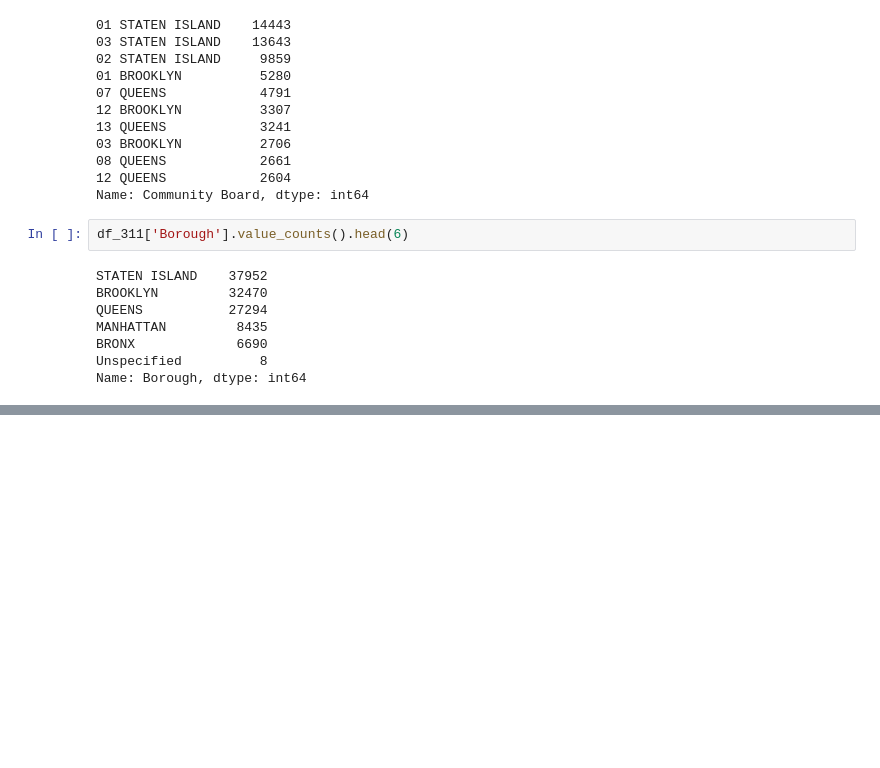
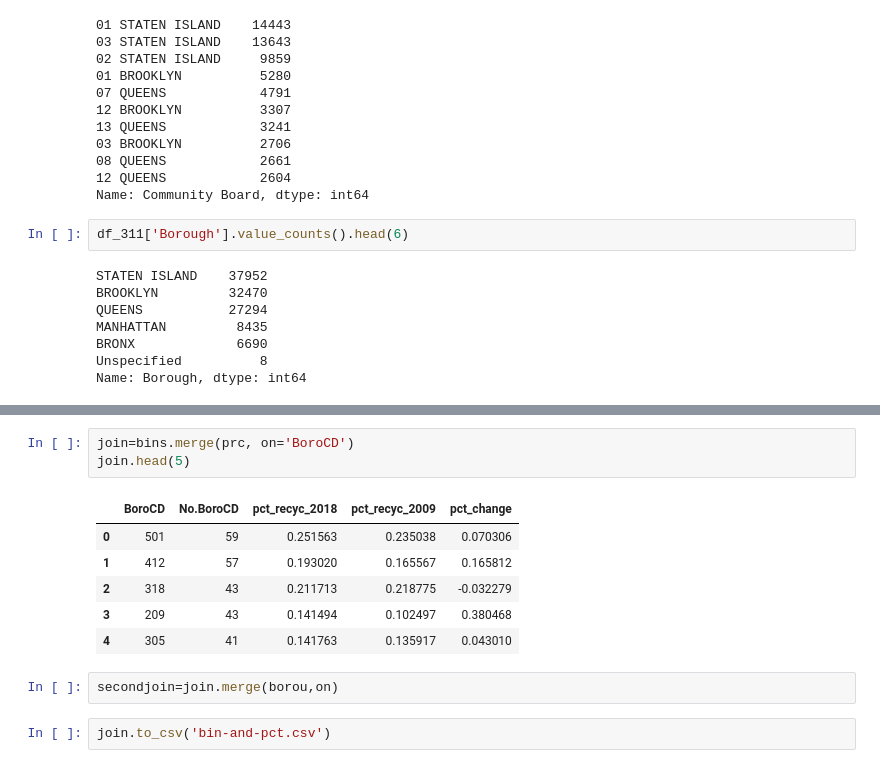
Before and after one commit to tongxuCai/NYC-recycling, a Jupyter notebook: src/data/NYC Recycling.ipynb, the cells around one changed output, grey strips where cells are left out. Cells and saved outputs as stored; diff of their text form; blank space fills up the shorter version.

```diff
--- a/src/data/NYC Recycling.ipynb
+++ b/src/data/NYC Recycling.ipynb
@@ -170,0 +230,14 @@ Name: Borough, dtype: int64
+# %%
+join=bins.merge(prc, on='BoroCD')
+join.head(5)
+# %% [output]
+|  | BoroCD | No.BoroCD | pct_recyc_2018 | pct_recyc_2009 | pct_change |
+| 0 | 501 | 59 | 0.251563 | 0.235038 | 0.070306 |
+| 1 | 412 | 57 | 0.193020 | 0.165567 | 0.165812 |
+| 2 | 318 | 43 | 0.211713 | 0.218775 | -0.032279 |
+| 3 | 209 | 43 | 0.141494 | 0.102497 | 0.380468 |
+| 4 | 305 | 41 | 0.141763 | 0.135917 | 0.043010 |
+# %%
+secondjoin=join.merge(borou,on)
+# %%
+join.to_csv('bin-and-pct.csv')
```
Also changed, not shown: parts of 7 cells of this notebook, 5 other files.
